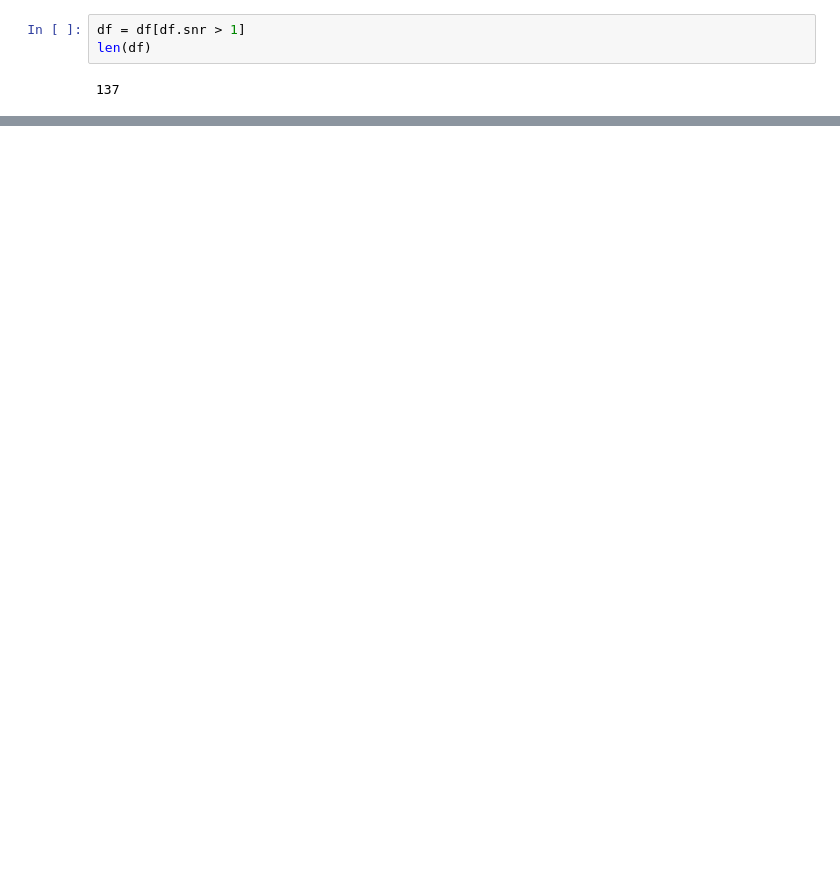
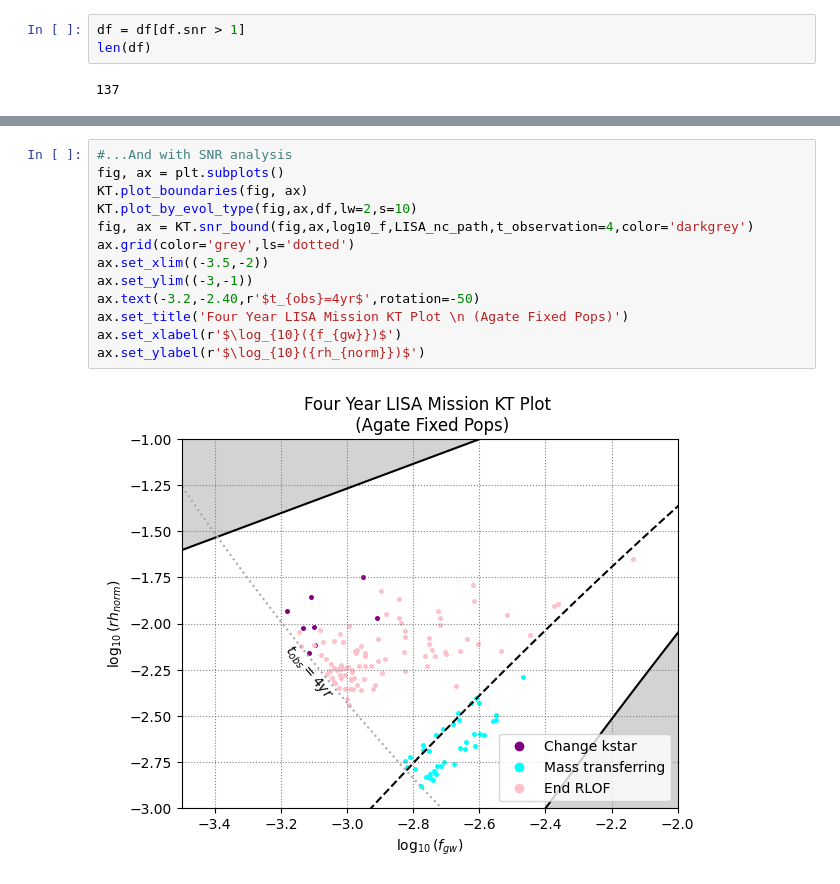
Before and after one commit to 3-3-3/KT, a Jupyter notebook: Example_SNR.ipynb, the cells around one changed output, grey strips where cells are left out. Saved outputs shown, nothing was run; the diff lists cells and outputs as text; blank space fills up the shorter version.

```diff
--- a/Example_SNR.ipynb
+++ b/Example_SNR.ipynb
@@ -180,0 +163,15 @@ SNR ruins everything... this is with an incredibly optimistic 10 year mission as
+# %%
+#...And with SNR analysis
+fig, ax = plt.subplots()
+KT.plot_boundaries(fig, ax)
+KT.plot_by_evol_type(fig,ax,df,lw=2,s=10)
+fig, ax = KT.snr_bound(fig,ax,log10_f,LISA_nc_path,t_observation=4,color='darkgrey')
+ax.grid(color='grey',ls='dotted')
+ax.set_xlim((-3.5,-2))
+ax.set_ylim((-3,-1))
+ax.text(-3.2,-2.40,r'$t_{obs}=4yr$',rotation=-50)
+ax.set_title('Four Year LISA Mission KT Plot \n (Agate Fixed Pops)')
+ax.set_xlabel(r'$\log_{10}({f_{gw}})$')
+ax.set_ylabel(r'$\log_{10}({rh_{norm}})$')
+# %% [output]
+[figure, added]
```
Also changed, not shown: parts of 15 cells of this notebook, 7 other files.
